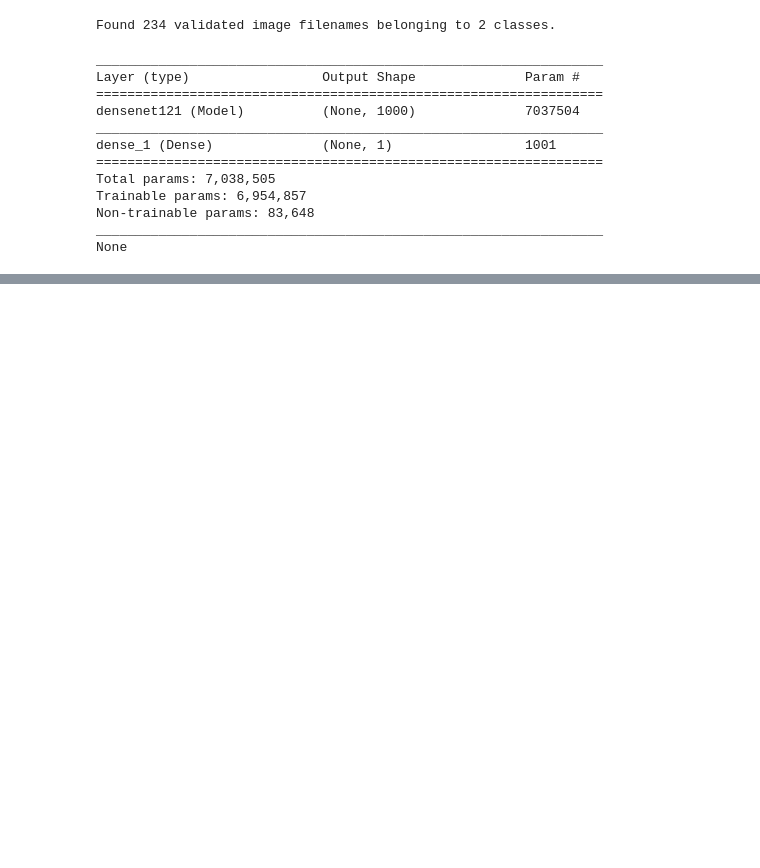
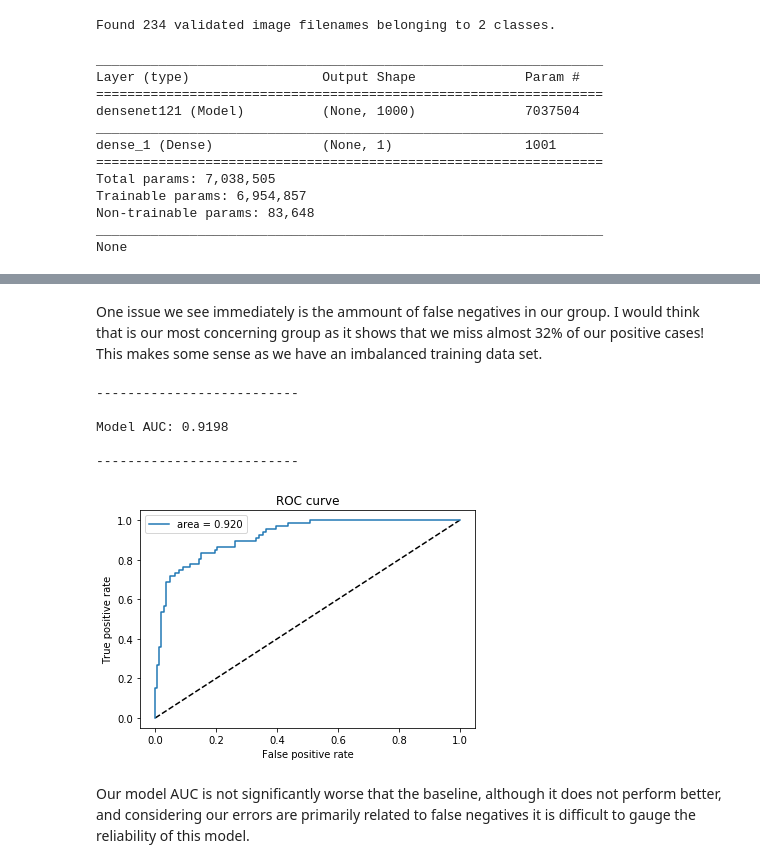
Before and after one commit to nateewall/AutomatedPathologyDetection, a Jupyter notebook: ModelEvaluations_Validation.ipynb, the cells around one changed output, grey strips where cells are left out. Drawn from its saved outputs; the diff is of its cells as text; code cells hidden in the pictures; blank space fills up the shorter version.

```diff
--- a/ModelEvaluations_Validation.ipynb
+++ b/ModelEvaluations_Validation.ipynb
@@ -133,0 +133,29 @@ AttributeError: 'Sequential' object has no attribute 'class_indices'
+# %% [markdown]
+One issue we see immediately is the ammount of false negatives in our group. I would think that is our most concerning group as it shows that we miss almost 32% of our positive cases! This makes some sense as we have an imbalanced training data set.
+# %%
+fpr_keras, tpr_keras, thresholds_keras = roc_curve(valid_generator.classes, y_pred_keras)
+auc_keras = auc(fpr_keras, tpr_keras)
+print('--------------------------')
+print('')
+print('Model AUC: %s' % str(round(auc_keras, 4)))
+print('')
+print('--------------------------')
+# %% [output]
+--------------------------
+
+Model AUC: 0.9198
+
+--------------------------
+# %%
+plt.figure(1)
+plt.plot([0, 1], [0, 1], 'k--')
+plt.plot(fpr_keras, tpr_keras, label='area = {:.3f}'.format(auc_keras))
+plt.xlabel('False positive rate')
+plt.ylabel('True positive rate')
+plt.title('ROC curve')
+plt.legend(loc='best')
+plt.show()
+# %% [output]
+[figure, added]
+# %% [markdown]
+Our model AUC is not significantly worse that the baseline, although it does not perform better, and considering our errors are primarily related to false negatives it is difficult to gauge the reliability of this model.
```
Also changed, not shown: parts of 16 cells of this notebook, 2 other files.
